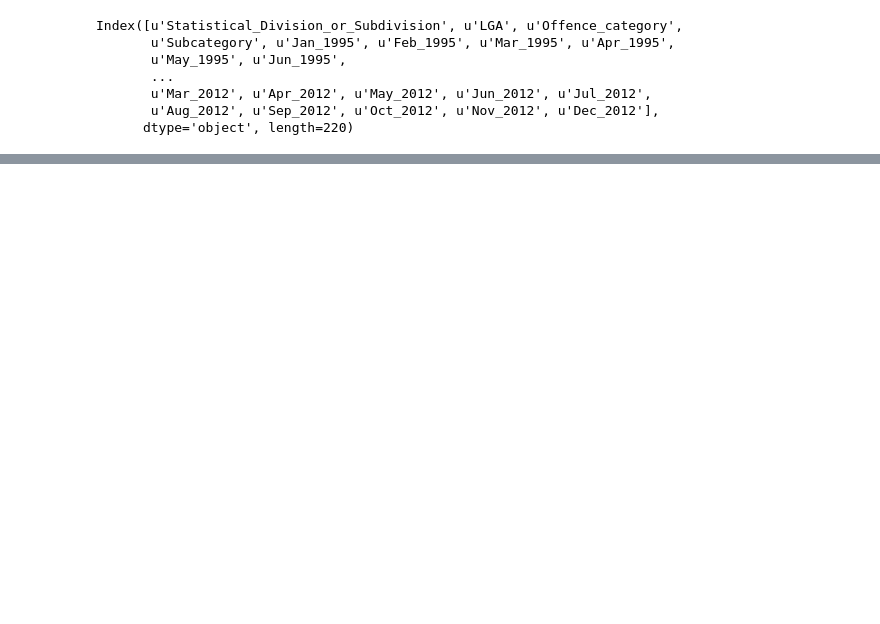
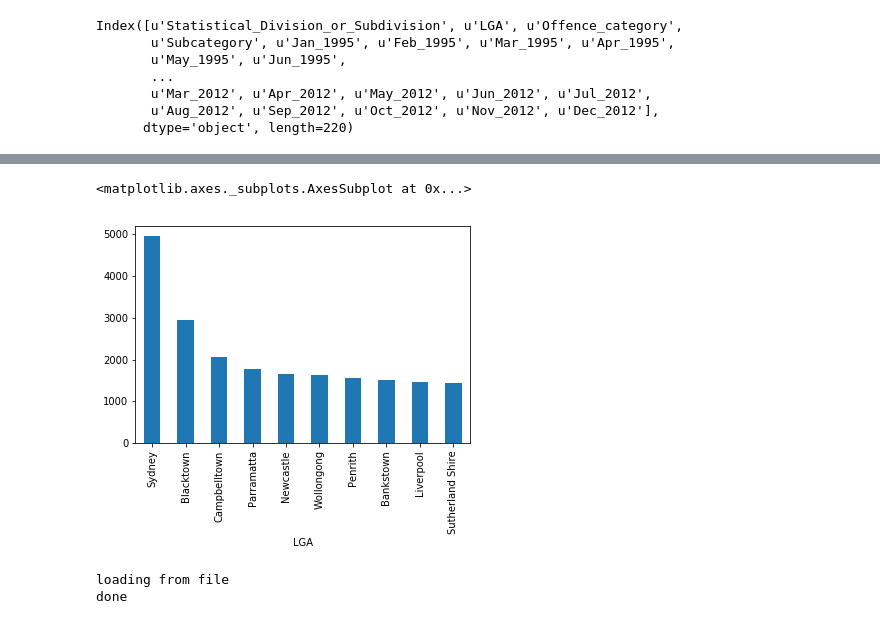
Before and after one commit to esky3759/code1161base, a Jupyter notebook: week6/New South Wales Offences 1995-2012.ipynb, the cells around one changed output, grey strips where cells are left out. Cells and saved outputs as stored; diff of their text form; code cells hidden in the pictures; blank space fills up the shorter version.

```diff
--- a/week6/New South Wales Offences 1995-2012.ipynb
+++ b/week6/New South Wales Offences 1995-2012.ipynb
@@ -78,0 +305,3 @@ test_df.iloc[:,[4, 219]]
+# %%
+newcolumnssortedjan12 = new_columns_jan12.sort_values(ascending=False)
+newcolumnssortedjan12
@@ -78,0 +326,3 @@ test_df.iloc[:,[4, 219]]
+# %%
+toptenjan12 = newcolumnssortedjan12.iloc[:10]
+toptenjan12
@@ -78,0 +342,5 @@ test_df.iloc[:,[4, 219]]
+# %%
+toptenjan12.plot.bar(x='LGA', y='Jan_2012')
+# %% [output]
+<matplotlib.axes._subplots.AxesSubplot at 0x...>
+[figure, added]
@@ -78,0 +370,21 @@ test_df.iloc[:,[4, 219]]
+# %%
+# Get the data loaded. This is a bit complicated because it's online as a zip file.
+# If we don't have it right now, we need to get it and unzip it.
+if os.path.isfile(shp_file_name):
+    print "loading from file"
+else:
+    if os.path.isfile(zip_file_name):
+        print "unzipping"
+        unzip_zipfile(zip_file_name)
+    else:
+        import requests
+        print "loading from the internet"
+        page = requests.get(web_file_path)
+        with open(zip_file_name, 'wb') as z:
+            z.write(page.content)
+        unzip_zipfile(zip_file_name)
+
+print "done"
+# %% [output]
+loading from file
+done
```
Also changed, not shown: parts of 39 cells of this notebook, 11 other files.
